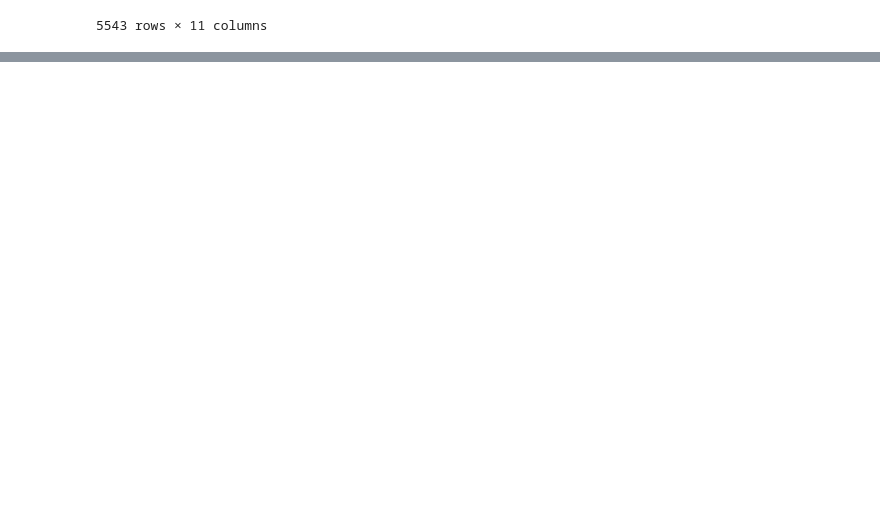
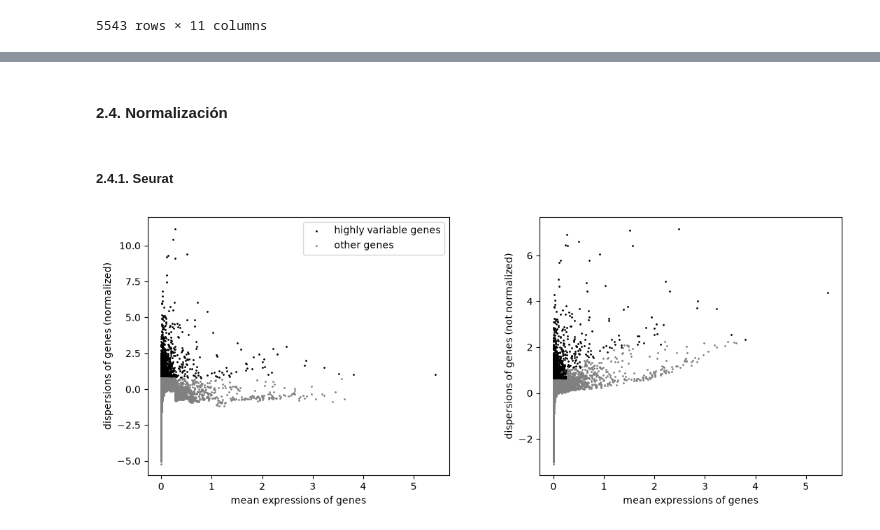
Before and after one commit to YeJhao/tfg, a Jupyter notebook: GSM5076750_HCC2.ipynb, the cells around one changed output, grey strips where cells are left out. Cells and saved outputs as stored; diff of their text form; code cells hidden in the pictures; blank space fills up the shorter version.

Commit message:
HCC2 normalized

```diff
--- a/GSM5076750_HCC2.ipynb
+++ b/GSM5076750_HCC2.ipynb
@@ -204,0 +218,15 @@ sc.pl.scatter(hcc2_filtered, "total_counts", "n_genes_by_counts", color="pct_cou
+# %% [markdown]
+#### 2.4. Normalización
+# %%
+# Saving count data
+hcc2_filtered.layers["counts"] = hcc2_filtered.X.copy()
+# %%
+hcc2_normalized = hcc2_filtered.copy()
+
+# Normalización (mediana del número total de cuentas)
+sc.pp.normalize_total(hcc2_normalized)
+
+# Transformación logarítmica
+sc.pp.log1p(hcc2_normalized)
+# %%
+hcc2_high_var = hcc2_normalized.copy()
@@ -204,0 +237,6 @@ sc.pl.scatter(hcc2_filtered, "total_counts", "n_genes_by_counts", color="pct_cou
+# %% [markdown]
+##### 2.4.1. Seurat
+# %%
+sc.pl.highly_variable_genes(hcc2_high_var)
+# %% [output]
+[figure, added]
```
Also changed, not shown: parts of 17 cells of this notebook.
